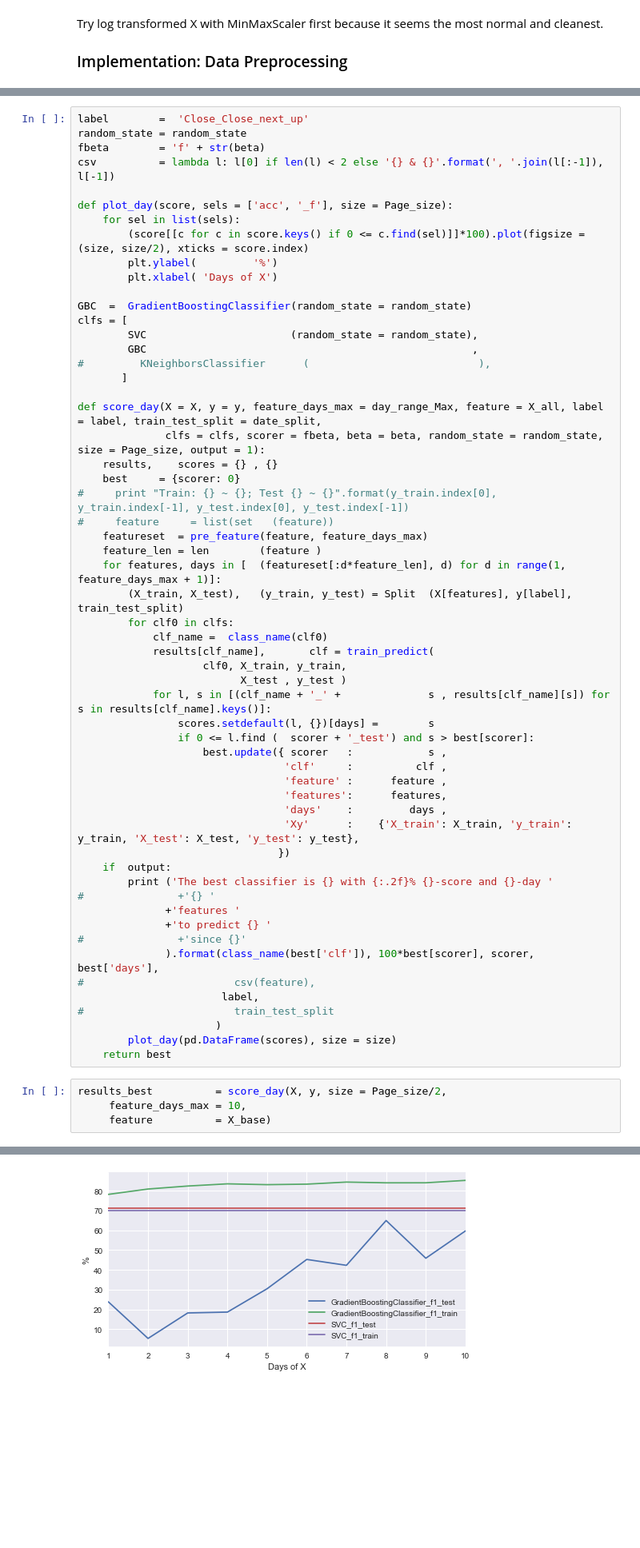
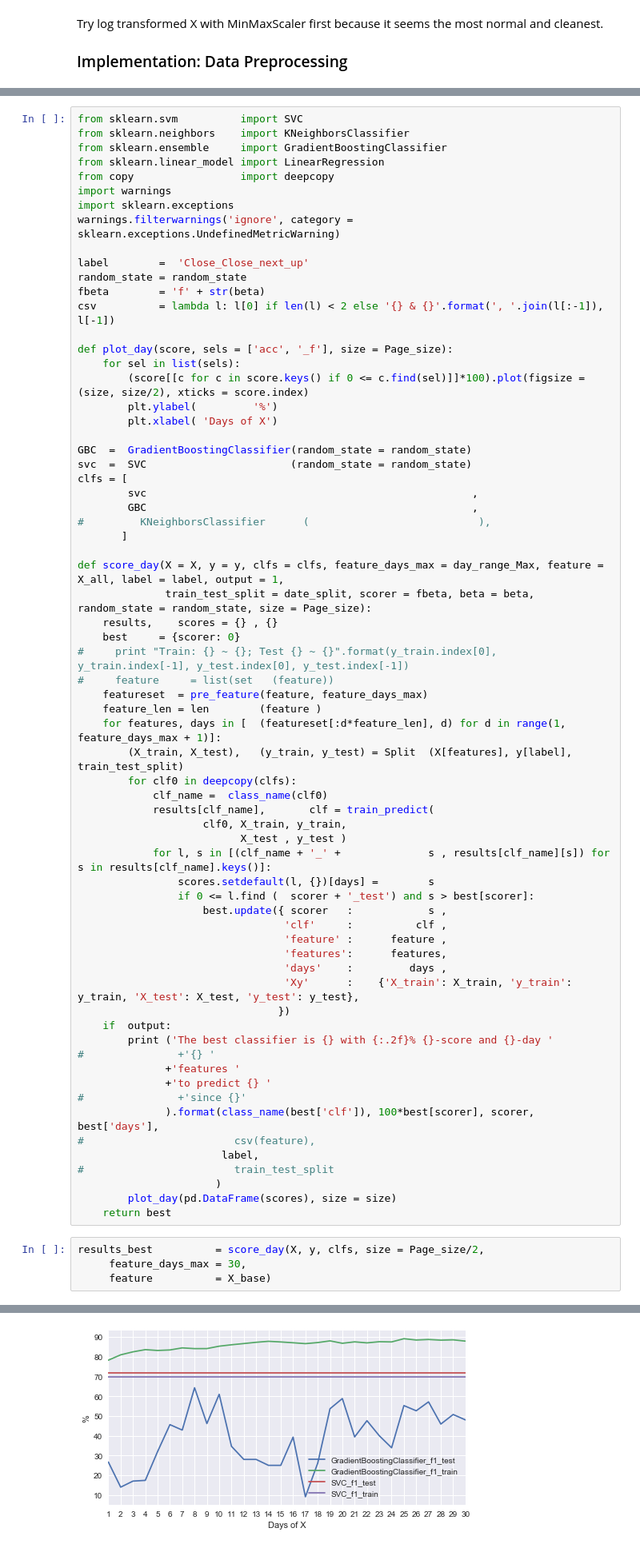
Before and after one commit to Mincent/capstone, a Jupyter notebook: report.ipynb, the cells around one changed output, grey strips where cells are left out. Shown at 80% size. Saved outputs shown, nothing was run; the diff lists cells and outputs as text; blank space fills up the shorter version.

```diff
--- a/report.ipynb
+++ b/report.ipynb
@@ -773,4 +780,13 @@ warnings.filterwarnings('ignore', category = sklearn.exceptions.UndefinedMetricW
 # %%
+from sklearn.svm          import SVC
+from sklearn.neighbors    import KNeighborsClassifier
+from sklearn.ensemble     import GradientBoostingClassifier
+from sklearn.linear_model import LinearRegression
+from copy                 import deepcopy
+import warnings
+import sklearn.exceptions
+warnings.filterwarnings('ignore', category = sklearn.exceptions.UndefinedMetricWarning)
+
 label        =  'Close_Close_next_up'
 random_state = random_state
 fbeta        = 'f' + str(beta)
@@ -783,14 +799,15 @@ def plot_day(score, sels = ['acc', '_f'], size = Page_size):
         plt.xlabel( 'Days of X')
 
 GBC  =  GradientBoostingClassifier(random_state = random_state)
+svc  =  SVC                       (random_state = random_state)
 clfs = [
-        SVC                       (random_state = random_state),
+        svc                                                    ,
         GBC                                                    ,
 #         KNeighborsClassifier      (                           ),
        ]
 
-def score_day(X = X, y = y, feature_days_max = day_range_Max, feature = X_all, label = label, train_test_split = date_split,
-              clfs = clfs, scorer = fbeta, beta = beta, random_state = random_state, size = Page_size, output = 1):
+def score_day(X = X, y = y, clfs = clfs, feature_days_max = day_range_Max, feature = X_all, label = label, output = 1,
+              train_test_split = date_split, scorer = fbeta, beta = beta, random_state = random_state, size = Page_size):
     results,    scores = {} , {}
     best     = {scorer: 0}
 #     print "Train: {} ~ {}; Test {} ~ {}".format(y_train.index[0], y_train.index[-1], y_test.index[0], y_test.index[-1])
@@ -799,7 +816,7 @@ def score_day(X = X, y = y, feature_days_max = day_range_Max, feature = X_all, l
     feature_len = len        (feature )
     for features, days in [  (featureset[:d*feature_len], d) for d in range(1, feature_days_max + 1)]:
         (X_train, X_test),   (y_train, y_test) = Split  (X[features], y[label], train_test_split)
-        for clf0 in clfs:
+        for clf0 in deepcopy(clfs):
             clf_name =  class_name(clf0)
             results[clf_name],       clf = train_predict(
                     clf0, X_train, y_train,
@@ -828,7 +845,7 @@ def score_day(X = X, y = y, feature_days_max = day_range_Max, feature = X_all, l
         plot_day(pd.DataFrame(scores), size = size)
     return best
 # %%
-results_best          = score_day(X, y, size = Page_size/2,
-     feature_days_max = 10,
+results_best          = score_day(X, y, clfs, size = Page_size/2,
+     feature_days_max = 30,
      feature          = X_base)
 # %% [output]
@@ -837,4 +854,4 @@ The best classifier is SVC with 71.29% f1-score and 1-day features to predict Cl
-[figure, old version]
+[figure, new version]
 # %% [markdown]
 ----
 ## Improving Results
```
Also changed, not shown: parts of 36 cells of this notebook, 2 other files.
